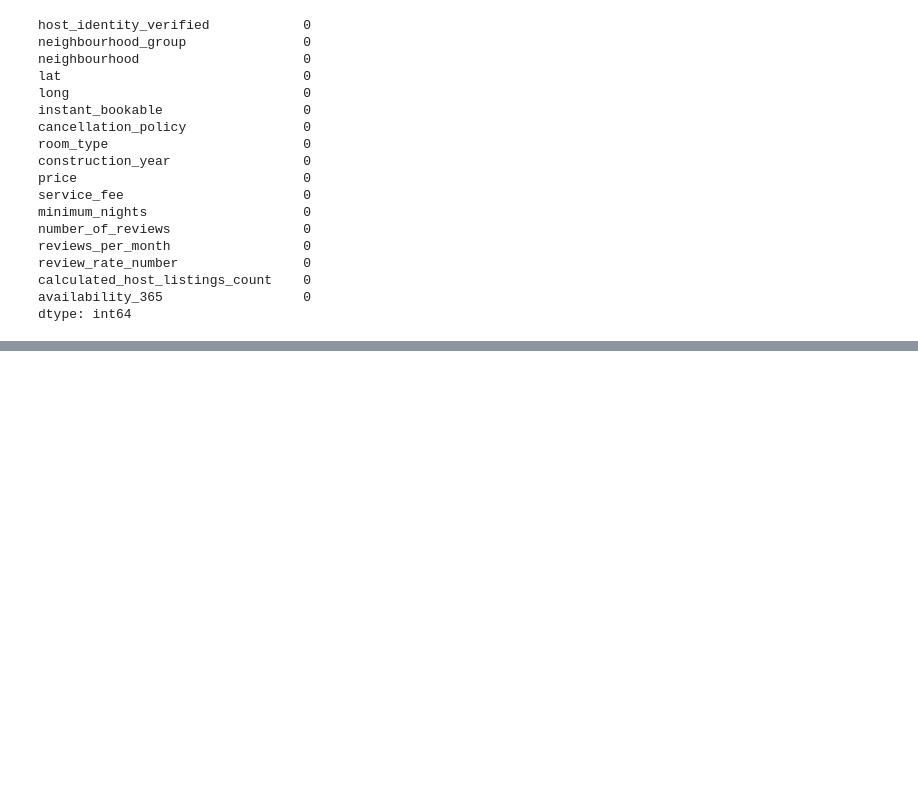
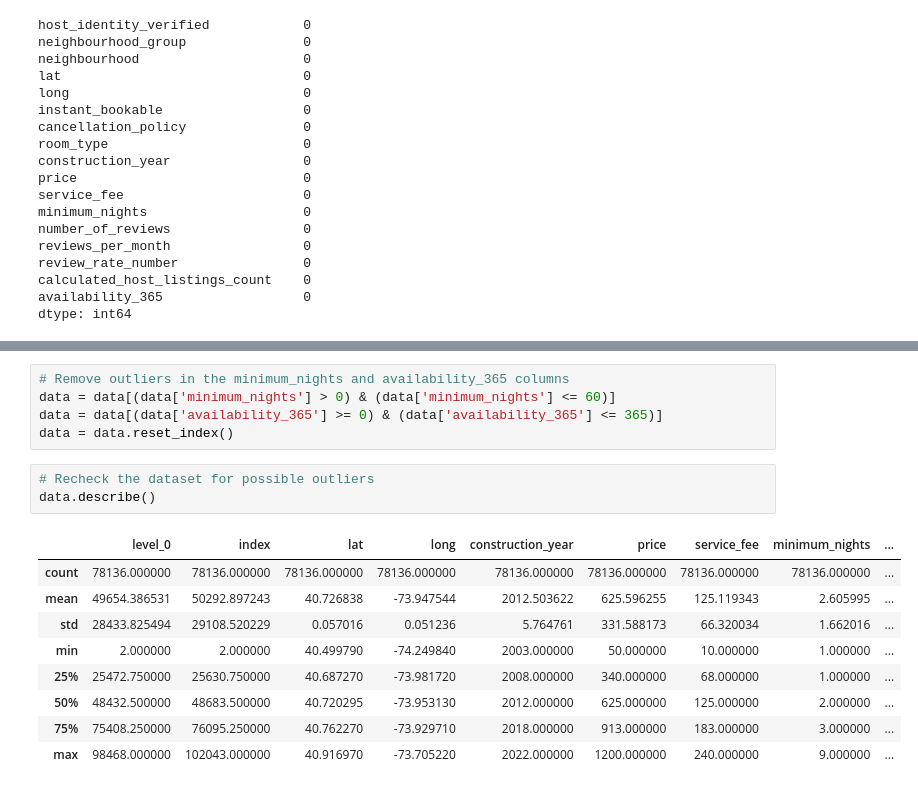
Before and after one commit to martharegina/airbnb_listings, a Jupyter notebook: airbnb_price_analysis.ipynb, the cells around one changed output, grey strips where cells are left out. Cells and saved outputs as stored; diff of their text form; blank space fills up the shorter version.

```diff
--- a/airbnb_price_analysis.ipynb
+++ b/airbnb_price_analysis.ipynb
@@ -183,0 +204,18 @@ memory usage: 12.9+ MB
+# %%
+# Remove outliers in the minimum_nights and availability_365 columns
+data = data[(data['minimum_nights'] > 0) & (data['minimum_nights'] <= 60)]
+data = data[(data['availability_365'] >= 0) & (data['availability_365'] <= 365)]
+data = data.reset_index()
+# %%
+# Recheck the dataset for possible outliers
+data.describe()
+# %% [output]
+|  | level_0 | index | lat | long | construction_year | price | service_fee | minimum_nights | ... |
+| count | 78136.000000 | 78136.000000 | 78136.000000 | 78136.000000 | 78136.000000 | 78136.000000 | 78136.000000 | 78136.000000 | ... |
+| mean | 49654.386531 | 50292.897243 | 40.726838 | -73.947544 | 2012.503622 | 625.596255 | 125.119343 | 2.605995 | ... |
+| std | 28433.825494 | 29108.520229 | 0.057016 | 0.051236 | 5.764761 | 331.588173 | 66.320034 | 1.662016 | ... |
+| min | 2.000000 | 2.000000 | 40.499790 | -74.249840 | 2003.000000 | 50.000000 | 10.000000 | 1.000000 | ... |
+| 25% | 25472.750000 | 25630.750000 | 40.687270 | -73.981720 | 2008.000000 | 340.000000 | 68.000000 | 1.000000 | ... |
+| 50% | 48432.500000 | 48683.500000 | 40.720295 | -73.953130 | 2012.000000 | 625.000000 | 125.000000 | 2.000000 | ... |
+| 75% | 75408.250000 | 76095.250000 | 40.762270 | -73.929710 | 2018.000000 | 913.000000 | 183.000000 | 3.000000 | ... |
+| max | 98468.000000 | 102043.000000 | 40.916970 | -73.705220 | 2022.000000 | 1200.000000 | 240.000000 | 9.000000 | ... |
```
Also changed, not shown: parts of 5 cells of this notebook.
